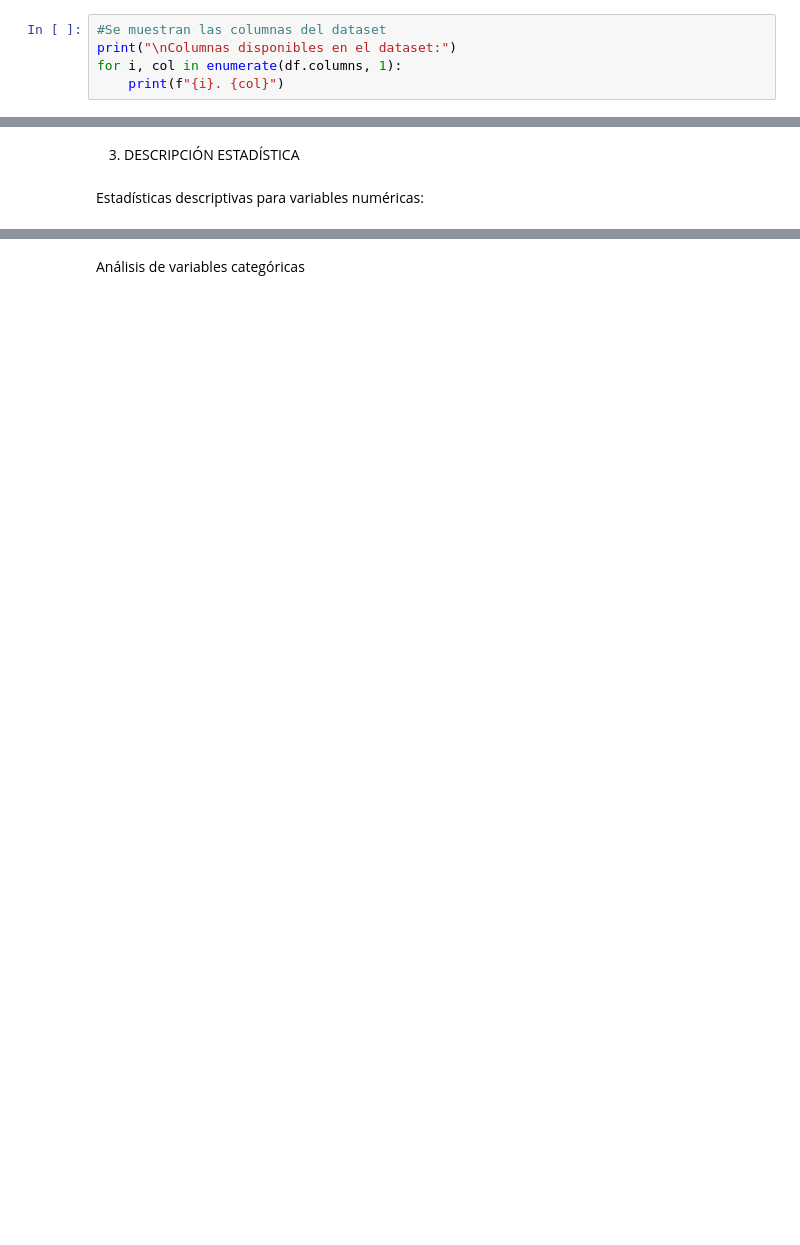
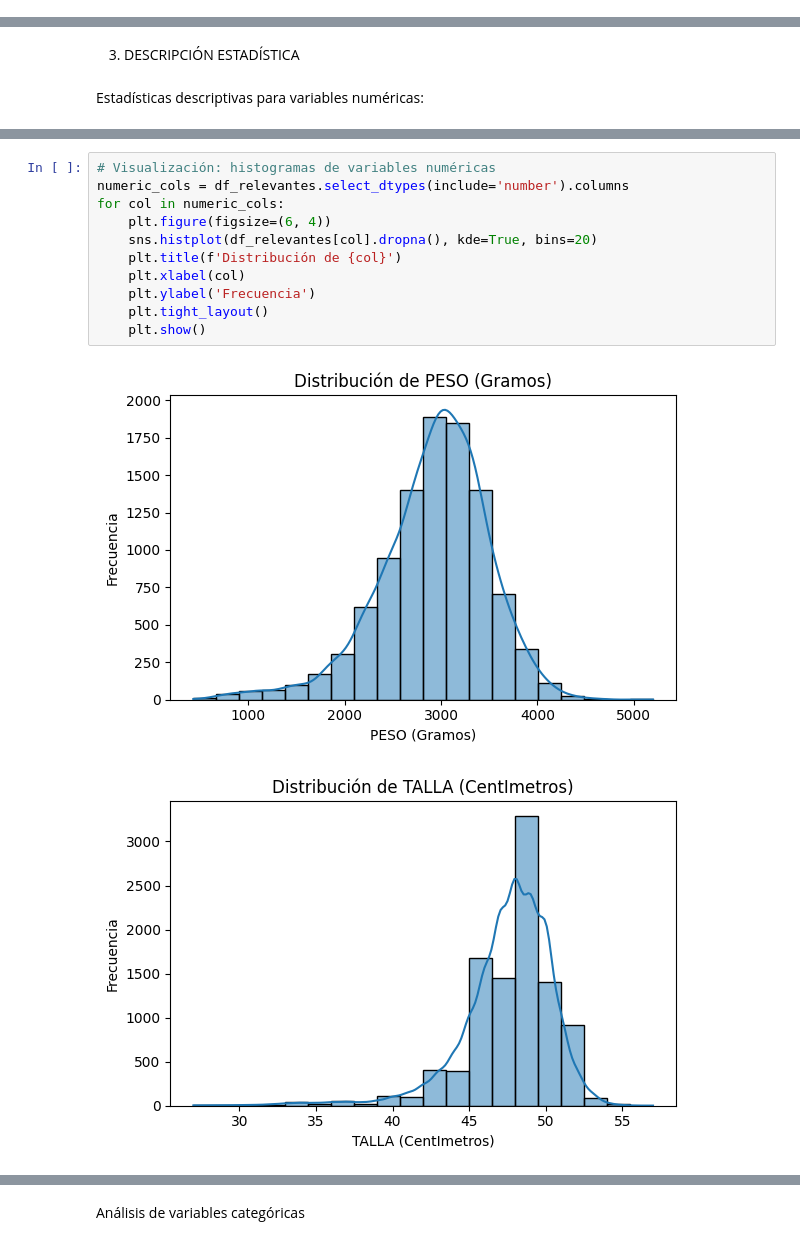
Before and after one commit to botanicalex/mineria_final, a Jupyter notebook: limpieza.ipynb, the cells around one changed output, grey strips where cells are left out. Cells and saved outputs as stored; diff of their text form; blank space fills up the shorter version.

```diff
--- a/limpieza.ipynb
+++ b/limpieza.ipynb
@@ -89,7 +81,2 @@ df.head()
 # %% [markdown]
 2. SELECCIÓN DE VARIABLES
-# %%
-#Se muestran las columnas del dataset
-print("\nColumnas disponibles en el dataset:")
-for i, col in enumerate(df.columns, 1):
-    print(f"{i}. {col}")
@@ -170,2 +164,16 @@ df_relevantes.describe()
 | 75% | 3304.000000 | 49.000000 | 39.000000 | 8.000000 | 10.000000 | 10.000000 | ... |
 | max | 5200.000000 | 57.000000 | 42.000000 | 24.000000 | 10.000000 | 10.000000 | ... |
+# %%
+# Visualización: histogramas de variables numéricas
+numeric_cols = df_relevantes.select_dtypes(include='number').columns
+for col in numeric_cols:
+    plt.figure(figsize=(6, 4))
+    sns.histplot(df_relevantes[col].dropna(), kde=True, bins=20)
+    plt.title(f'Distribución de {col}')
+    plt.xlabel(col)
+    plt.ylabel('Frecuencia')
+    plt.tight_layout()
+    plt.show()
+# %% [output]
+[figure, added]
+[figure, added]
```
Also changed, not shown: parts of 65 cells of this notebook, 2 other files.
